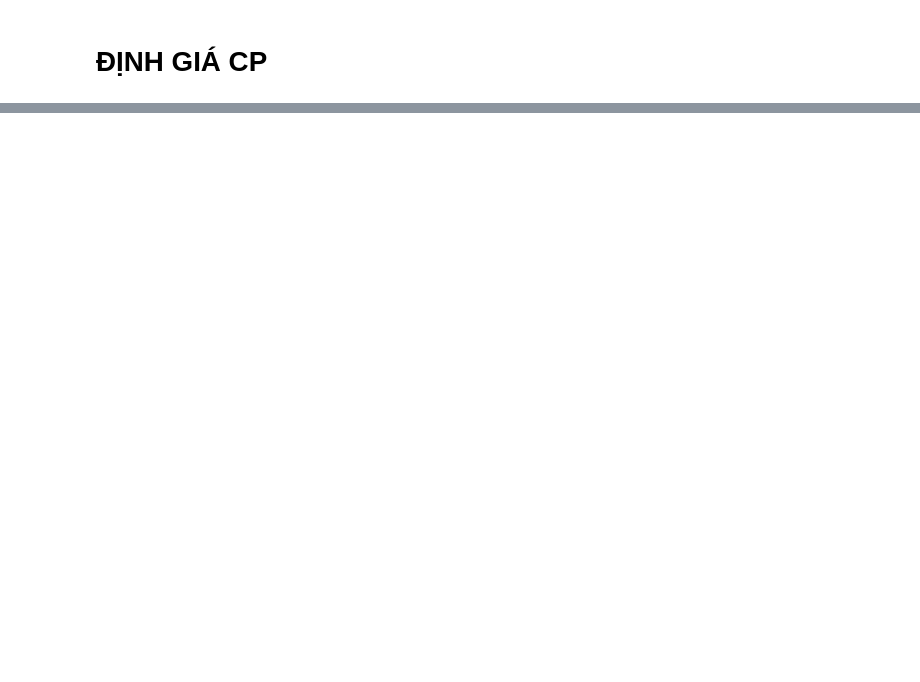
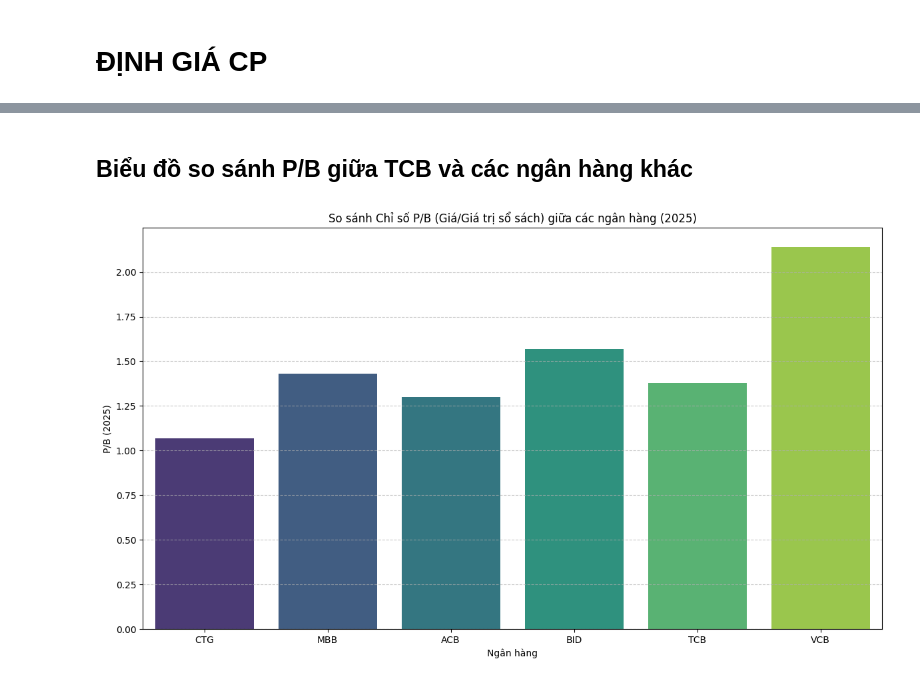
Before and after one commit to Tuanajax/Note_Everthing, a Jupyter notebook: Untitled0.ipynb, the cells around one changed output, grey strips where cells are left out. Cells and saved outputs as stored; diff of their text form; code cells hidden in the pictures; blank space fills up the shorter version.

```diff
--- a/Untitled0.ipynb
+++ b/Untitled0.ipynb
@@ -361,0 +1182,19 @@ finance.ratio(period='year')
+# %% [markdown]
+## Biểu đồ so sánh P/B giữa TCB và các ngân hàng khác
+# %%
+import matplotlib.pyplot as plt
+import seaborn as sns
+
+# Filter out None values for P/B for plotting
+comparison_df_pb_cleaned = comparison_df.dropna(subset=['P/B (2025)'])
+
+plt.figure(figsize=(12, 7))
+sns.barplot(x='Ngân hàng', y='P/B (2025)', data=comparison_df_pb_cleaned, palette='viridis', hue='Ngân hàng', legend=False)
+plt.title('So sánh Chỉ số P/B (Giá/Giá trị sổ sách) giữa các ngân hàng (2025)')
+plt.xlabel('Ngân hàng')
+plt.ylabel('P/B (2025)')
+plt.grid(axis='y', linestyle='--', alpha=0.7)
+plt.tight_layout()
+plt.show()
+# %% [output]
+[figure, added]
```
Also changed, not shown: parts of 55 cells of this notebook.
